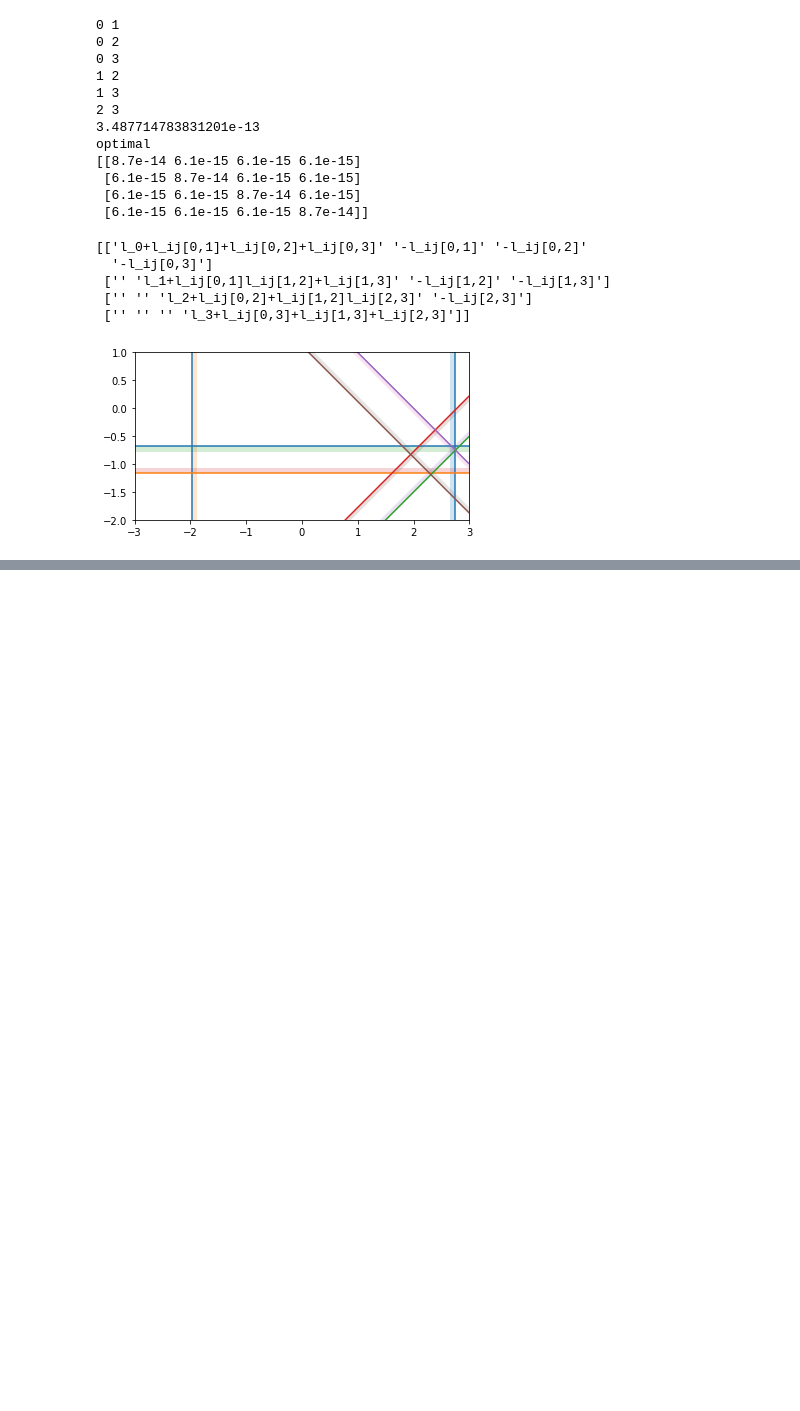
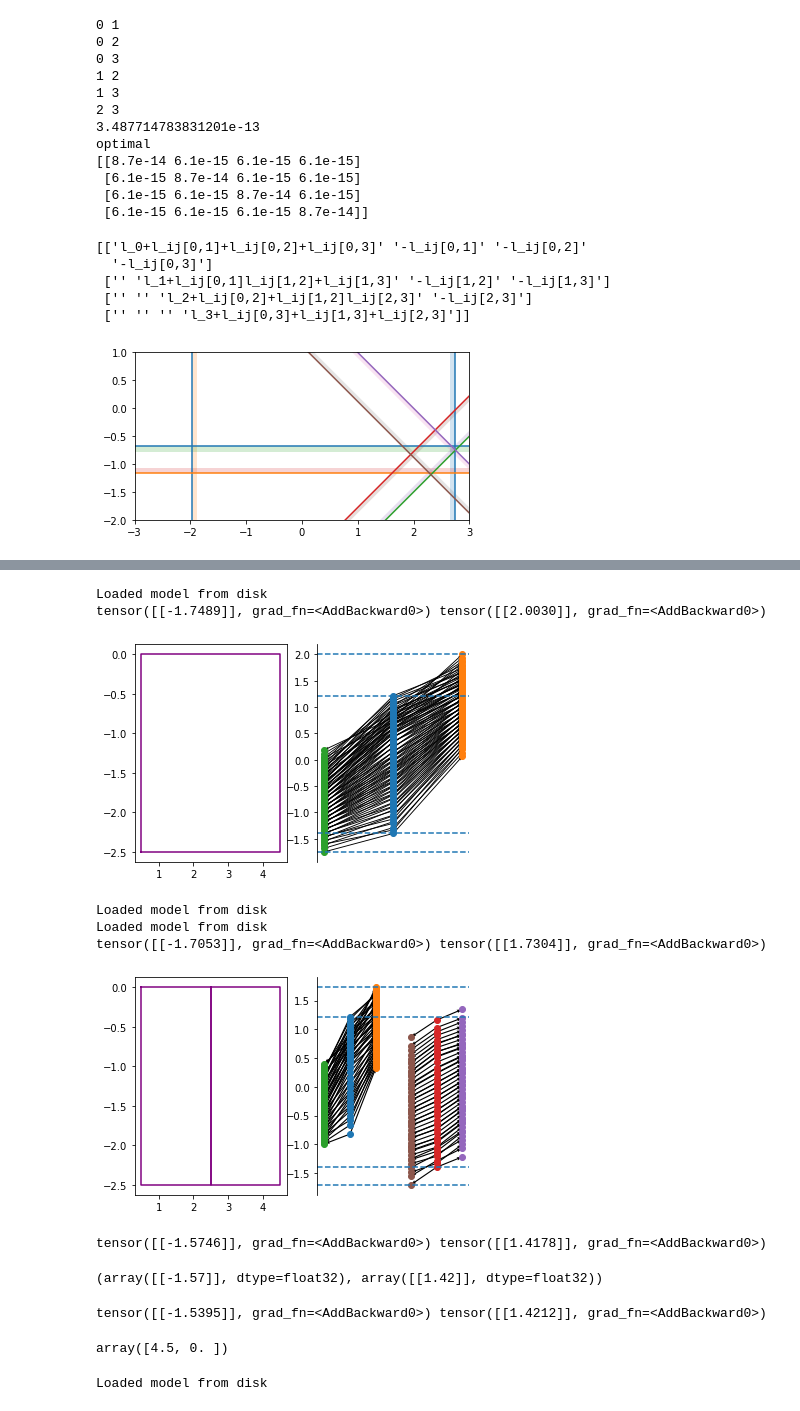
Before and after one commit to neu-autonomy/nfl_veripy, a Jupyter notebook: reach_lp/reach_sdp.ipynb, the cells around one changed output, grey strips where cells are left out. Saved outputs shown, nothing was run; the diff lists cells and outputs as text; code cells hidden in the pictures; blank space fills up the shorter version.

```diff
--- a/reach_lp/reach_sdp.ipynb
+++ b/reach_lp/reach_sdp.ipynb
@@ -531,0 +727,55 @@ plot(A_in,bs)
+# %%
+torch_model = keras2torch(model, "torch_model")
+torch_model_ = BoundSequential.convert(torch_model, {"same-slope": True})
+
+init_state_range = np.array([
+                      [0.5, 4.5], # x0min, x0max
+                      [-2.5, 0.0] # x1min, x1max
+    ])
+A_inputs, b_inputs = init_state_range_to_polytope(init_state_range)
+
+num_x0 = 1; num_x1 = 1
+nn_reachable_set_partitioned(init_state_range, num_x0, num_x1, torch_model_, viz=True)
+
+num_x0 = 2; num_x1 = 1
+nn_reachable_set_partitioned(init_state_range, num_x0, num_x1, torch_model_, viz=True)
+
+num_x0 = 2; num_x1 = 2
+nn_reachable_set_partitioned(init_state_range, num_x0, num_x1, torch_model_, viz=False)
+# %% [output]
+Loaded model from disk
+tensor([[-1.7489]], grad_fn=<AddBackward0>) tensor([[2.0030]], grad_fn=<AddBackward0>)
+[figure, added]
+Loaded model from disk
+Loaded model from disk
+tensor([[-1.7053]], grad_fn=<AddBackward0>) tensor([[1.7304]], grad_fn=<AddBackward0>)
+[figure, added]
+tensor([[-1.5746]], grad_fn=<AddBackward0>) tensor([[1.4178]], grad_fn=<AddBackward0>)
+(array([[-1.57]], dtype=float32), array([[1.42]], dtype=float32))
+# %%
+num_x0 = 3; num_x1 = 3
+nn_reachable_set_partitioned(init_state_range, num_x0, num_x1, torch_model_)
+# %% [output]
+tensor([[-1.5395]], grad_fn=<AddBackward0>) tensor([[1.4212]], grad_fn=<AddBackward0>)
+# %%
+init_state_range_[:,1]
+# %% [output]
+array([4.5, 0. ])
+# %%
+def get_sampled_bounds(init_state_range, num=10):
+    # This works for a 2D input, 1D output only.
+
+    X = np.linspace(init_state_range[0][0], init_state_range[0][1], num=num)
+    Y = np.linspace(init_state_range[1][0], init_state_range[1][1], num=num)
+    U, V = np.meshgrid(X, Y)
+    pts = np.reshape(np.dstack([U, V]), (-1,2))
+
+    us = control_nn(pts)
+    u_min = np.min(us)
+    u_max = np.max(us)
+
+    return u_min, u_max
+
+u_min, u_max = get_sampled_bounds(init_state_range)
+# %% [output]
+Loaded model from disk
```
Also changed, not shown: parts of 7 cells of this notebook, 4 other files.
